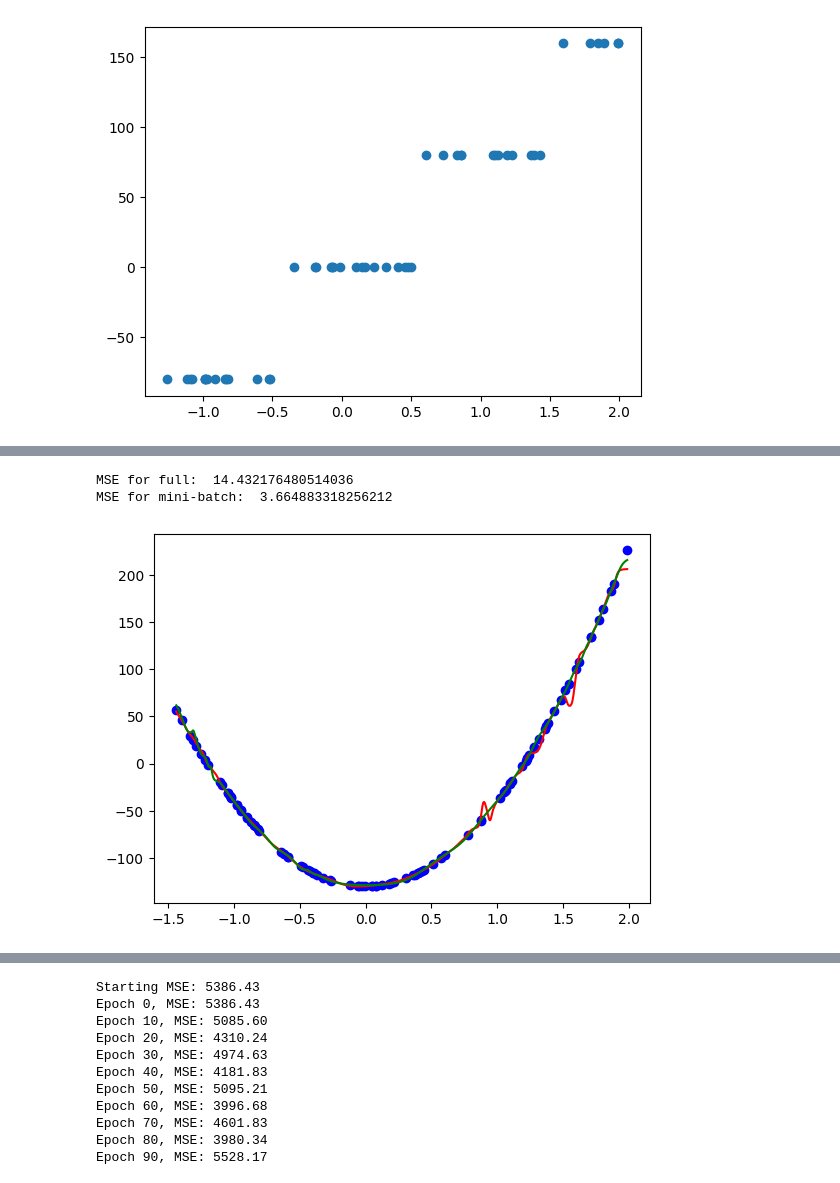
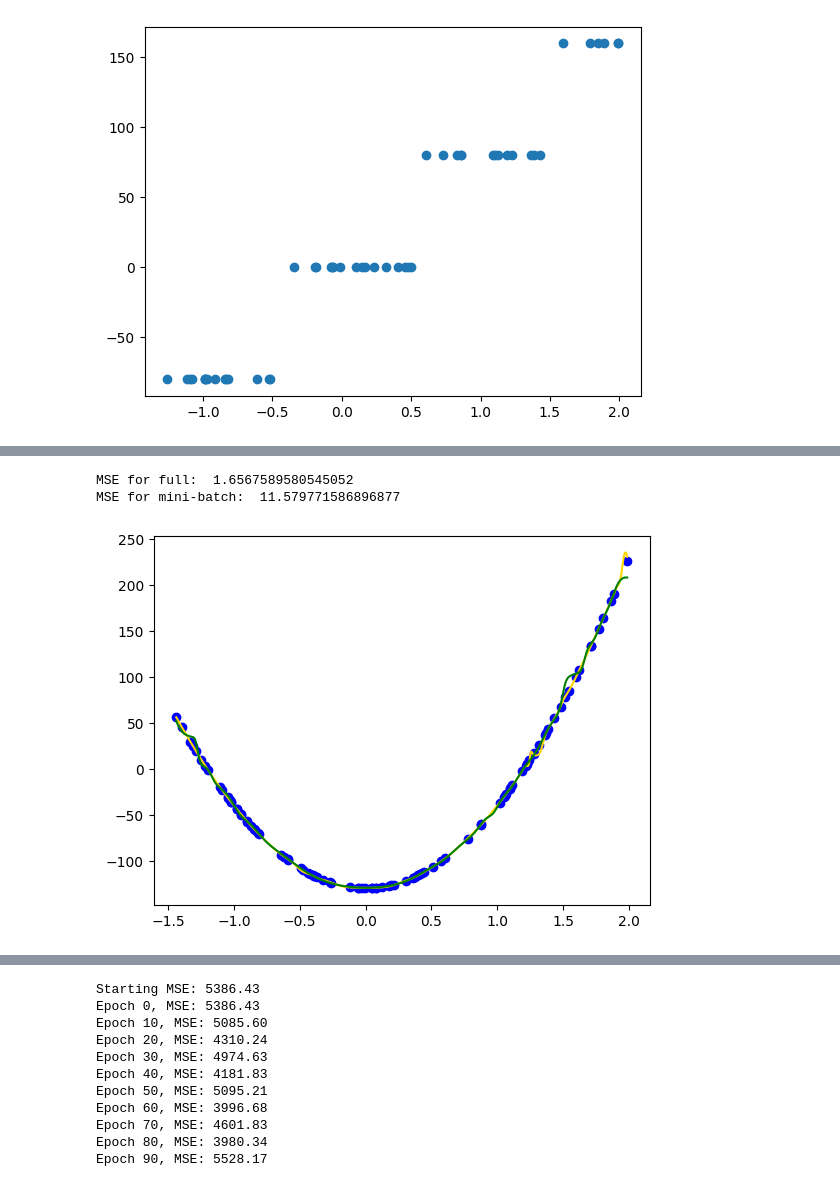
Before and after one commit to wojcikbart/NeuralNetworks, a Jupyter notebook: nn2/nn2.ipynb, the cells around one changed output, grey strips where cells are left out. Cells and saved outputs as stored; diff of their text form; code cells hidden in the pictures.

```diff
--- a/nn2/nn2.ipynb
+++ b/nn2/nn2.ipynb
@@ -119,0 +120,14 @@ Final MSE: 0.6349581042203531 after 30734 epochs
+# %%
+# h1, h2 = nn_square.train(X_square_train, y_square_train, 0.00001, int(2e4), stop_condition=0.01)
+# h1, h2 = nn_square.train(X_square_train, y_square_train, 0.000001, int(2e4), stop_condition=0.01)
+# h1, h2 = nn_square.train(X_square_train, y_square_train, 0.0000001, int(2e4), stop_condition=0.01)
+# h1, h2 = nn_square.train(X_square_train, y_square_train, 0.00000001, int(2e4), stop_condition=0.01)
+# h1, h2 = nn_square.train(X_square_train, y_square_train, 0.000000001, int(2e4), stop_condition=0.01)
+# h1, h2 = nn_square.train(X_square_train, y_square_train, 0.0000000001, int(2e4), stop_condition=0.01)
+
+
+h1, h2 = nn_square2.train(X_square_train, y_square_train, 0.00001, int(2e4), mini_batch=True, batch_size=64, stop_condition=0.01)
+h1, h2 = nn_square2.train(X_square_train, y_square_train, 0.000001, int(2e4), mini_batch=True, batch_size=64, stop_condition=0.01)
+h1, h2 = nn_square2.train(X_square_train, y_square_train, 0.0000001, int(2e4), mini_batch=True, batch_size=64, stop_condition=0.01)
+h1, h2 = nn_square2.train(X_square_train, y_square_train, 0.00000001, int(2e4), mini_batch=True, batch_size=64, stop_condition=0.01)
+h1, h2 = nn_square2.train(X_square_train, y_square_train, 0.000000001, int(2e4), mini_batch=True, batch_size=64, stop_condition=0.01)
@@ -120,24 +152,24 @@ Final MSE: 0.6349581042203531 after 30734 epochs
 # %%
 data_square_test = pd.read_csv("dane_nn2\square-simple-test.csv")
 data_square_test = data_square_test.drop(data_square_test.columns[0], axis=1)
 data_square_test.head()
 X_square_test = data_square_test['x'].values.reshape(-1, 1)
 y_square_test = data_square_test['y'].values.reshape(-1, 1)
 
 y_square_pred = nn_square.predict(X_square_test)
 mse_square = np.mean(np.square(y_square_test - y_square_pred))
 print("MSE for full: ", mse_square)
 
 y_square_pred2 = nn_square2.predict(X_square_test)
 mse_square2 = np.mean(np.square(y_square_test - y_square_pred2))
 print("MSE for mini-batch: ", mse_square2)
 
 x = np.linspace(min(X_square_test), max(X_square_test), 1000)
 plt.scatter(X_square_test, y_square_test, color='blue')
-plt.plot(x, nn_square.predict(x), color='red')
+plt.plot(x, nn_square.predict(x), color='gold')
 plt.plot(x, nn_square2.predict(x), color='green')
 plt.show()
 # %% [output]
-MSE for full:  14.432176480514036
-MSE for mini-batch:  3.664883318256212
+MSE for full:  1.6567589580545052
+MSE for mini-batch:  11.579771586896877
-[figure, old version]
+[figure, new version]
```
Also changed, not shown: parts of 5 cells of this notebook.
